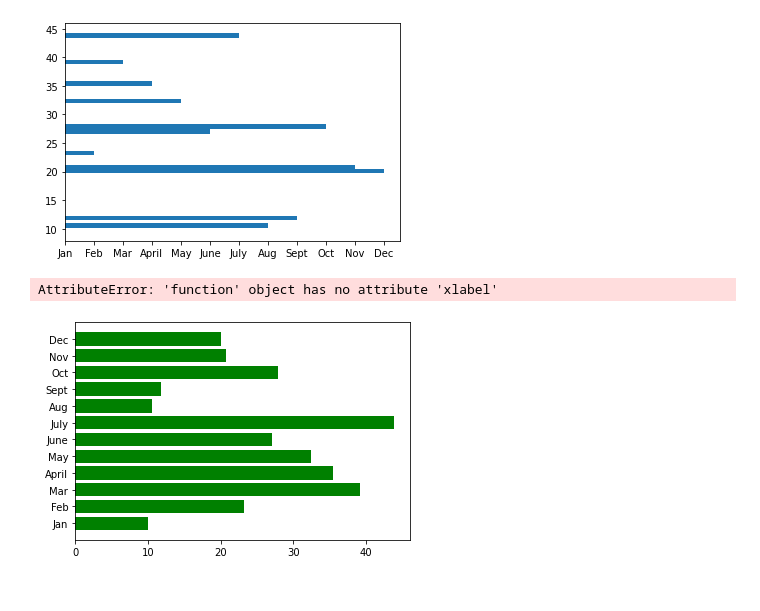
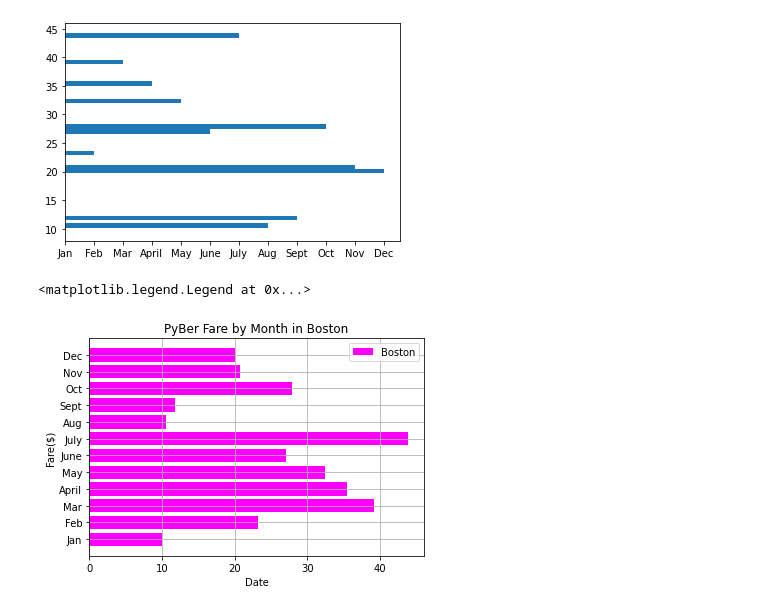
Before and after one commit to davidatoms/PyBer_Analysis, a Jupyter notebook: matplotlib_practice.ipynb, the cells around one changed output. Saved outputs shown, nothing was run; the diff lists cells and outputs as text; code cells hidden in the pictures.

Commit message:
5.1.6 Created Horizontal Bar Charts again
Finished the skill drills and completed the drills in the assigned reading.

```diff
--- a/matplotlib_practice.ipynb
+++ b/matplotlib_practice.ipynb
@@ -103,23 +103,21 @@ plt.barh(y_axis, x_axis)
 # %%
 # Skill Drill
 # Change the bar colors to magenta
 # Add a legend for the city of Boston
 # Add a title and axes labels
 # Invert the y-axis so that Janaury is at the top
 
 # Create the plot
-plt.barh(x_axis, y_axis, marker='d', color="green", linewidth=2, label='Boston')
+plt.barh(x_axis, y_axis, color="magenta", label='Boston')
 # Create the labels for x and y axes
 plt.xlabel("Date")
 plt.ylabel("Fare($)")
-# Set the y limit between 0 and 45
-plt.ylim(0, 45)
 # Create a title
-plt.title("PyBer Fare by Month in Boston (Skill Drill)")
+plt.title("PyBer Fare by Month in Boston")
 # Add grid lines
 plt.grid()
 # Add the legend
 plt.legend()
 # %% [output]
-AttributeError: 'function' object has no attribute 'xlabel'
+<matplotlib.legend.Legend at 0x...>
-[figure, old version]
+[figure, new version]
```
Also changed, not shown: parts of 7 cells of this notebook.
